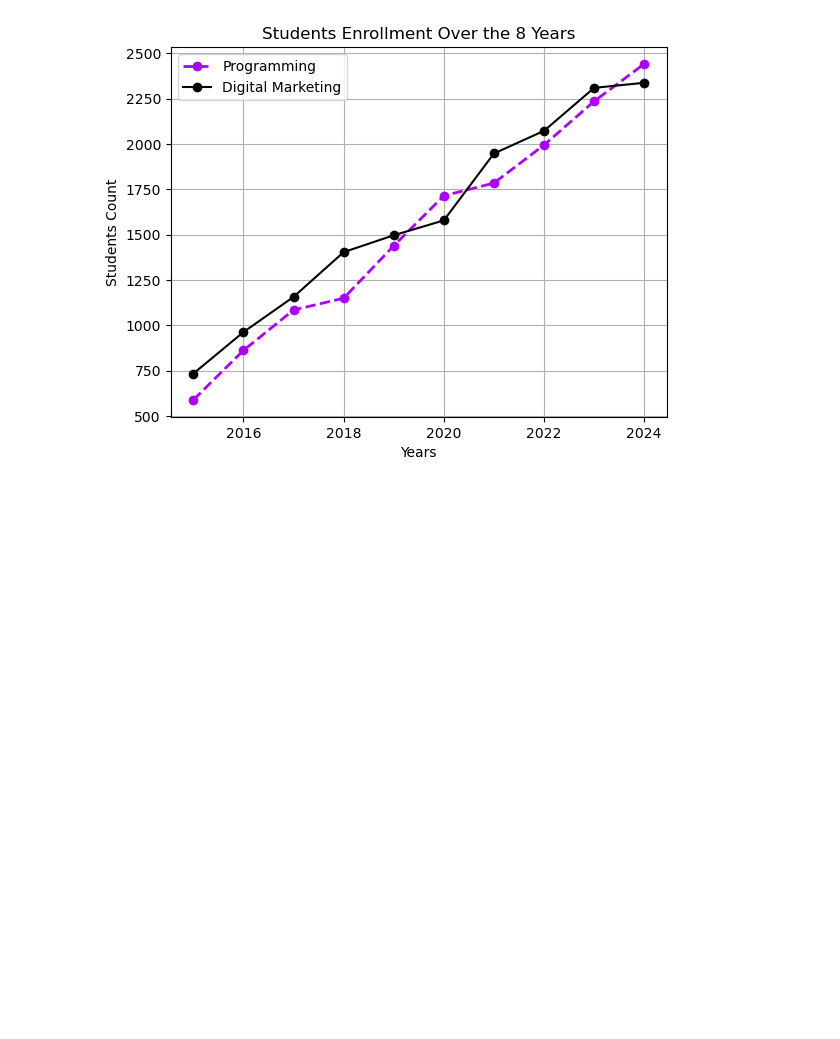
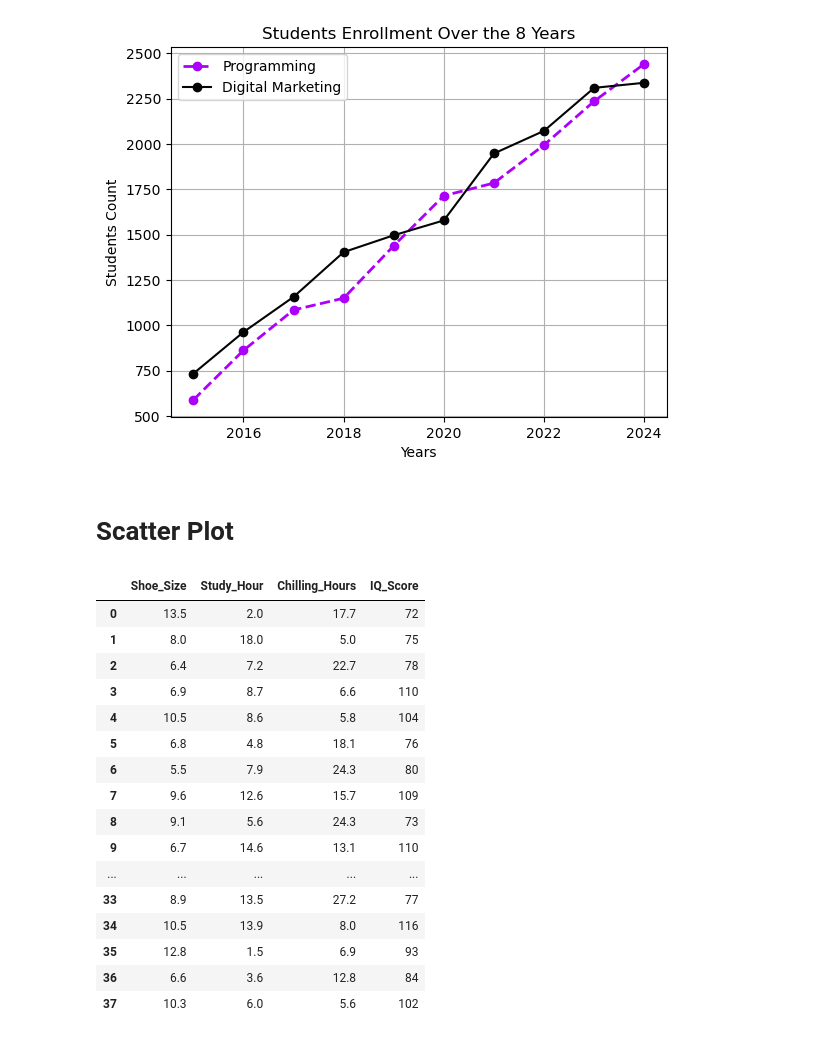
Before and after one commit to Dev-Maidul/Matplotlib, a Jupyter notebook: matplotlib.ipynb, the cells around one changed output. Cells and saved outputs as stored; diff of their text form; code cells hidden in the pictures; blank space fills up the shorter version.

```diff
--- a/matplotlib.ipynb
+++ b/matplotlib.ipynb
@@ -82,3 +82,26 @@ plt.grid()
 plt.show()
 # %% [output]
 [figure]
+# %% [markdown]
+# Scatter Plot
+# %%
+students=pd.read_csv('student_IQdata.csv')
+students
+# %% [output]
+|  | Shoe_Size | Study_Hour | Chilling_Hours | IQ_Score |
+| 0 | 13.5 | 2.0 | 17.7 | 72 |
+| 1 | 8.0 | 18.0 | 5.0 | 75 |
+| 2 | 6.4 | 7.2 | 22.7 | 78 |
+| 3 | 6.9 | 8.7 | 6.6 | 110 |
+| 4 | 10.5 | 8.6 | 5.8 | 104 |
+| 5 | 6.8 | 4.8 | 18.1 | 76 |
+| 6 | 5.5 | 7.9 | 24.3 | 80 |
+| 7 | 9.6 | 12.6 | 15.7 | 109 |
+| 8 | 9.1 | 5.6 | 24.3 | 73 |
+| 9 | 6.7 | 14.6 | 13.1 | 110 |
+| ... | ... | ... | ... | ... |
+| 33 | 8.9 | 13.5 | 27.2 | 77 |
+| 34 | 10.5 | 13.9 | 8.0 | 116 |
+| 35 | 12.8 | 1.5 | 6.9 | 93 |
+| 36 | 6.6 | 3.6 | 12.8 | 84 |
+| 37 | 10.3 | 6.0 | 5.6 | 102 |
```
Also changed, not shown: parts of 1 cell of this notebook, 1 other file.
